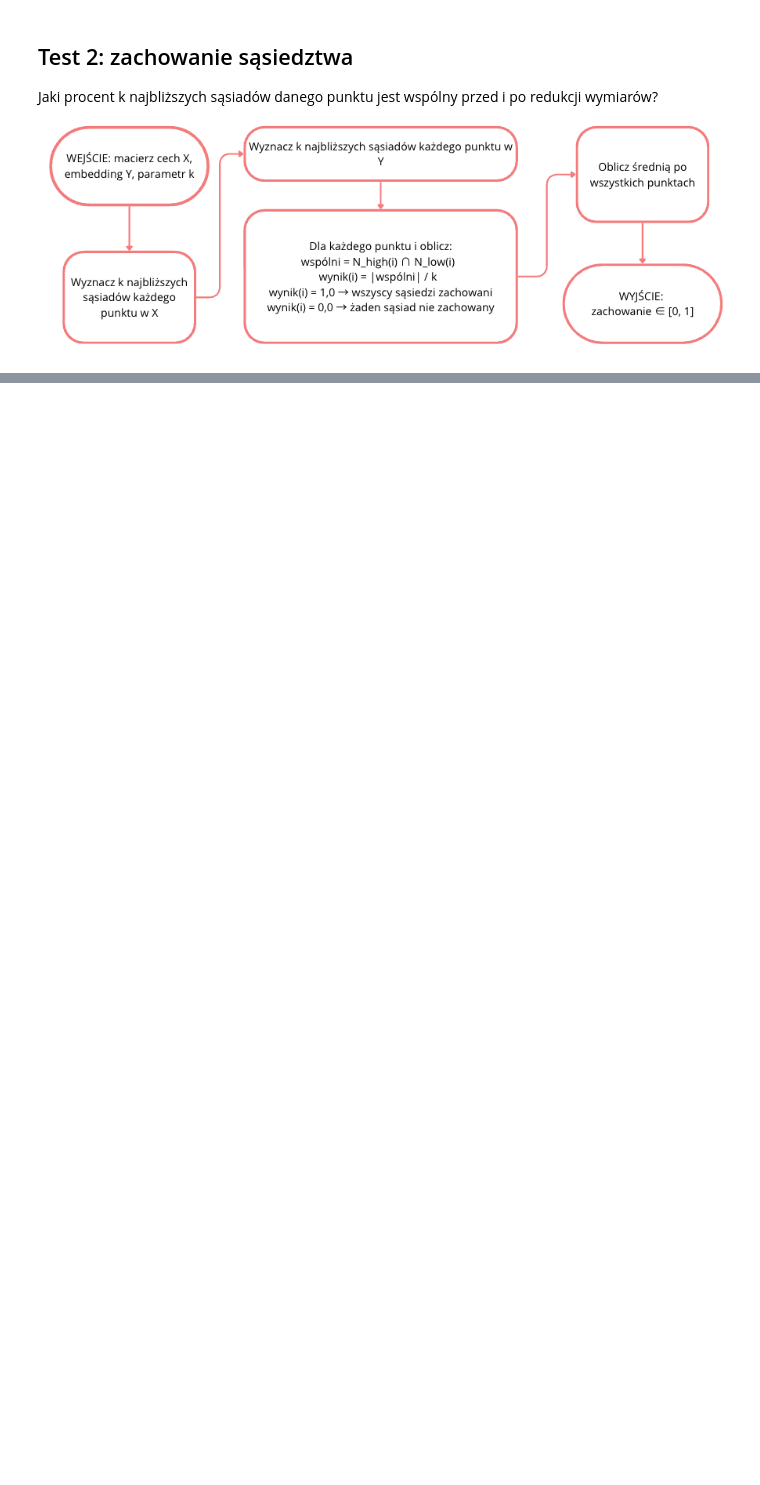
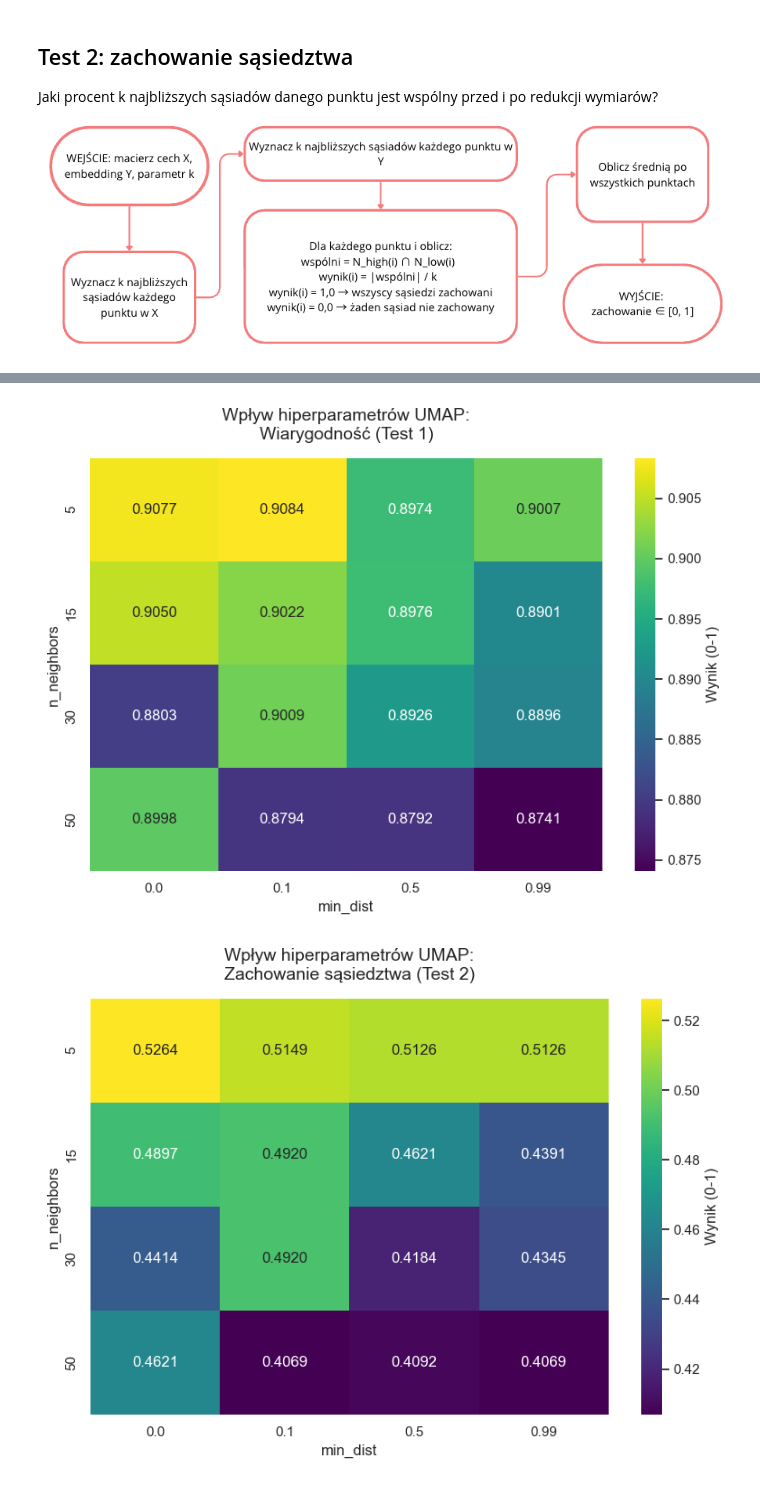
Before and after one commit to liwiaflorkiwicz/EEG_dimensiality_reduction, a Jupyter notebook: UMAP.ipynb, the cells around one changed output, grey strips where cells are left out. Drawn from its saved outputs; the diff is of its cells as text; code cells hidden in the pictures; blank space fills up the shorter version.

```diff
--- a/UMAP.ipynb
+++ b/UMAP.ipynb
@@ -113,8 +113,8 @@ from sklearn.manifold import trustworthiness
 
 def calculate_trustworthiness(X, Y, k=5):
     """
-    X: macierz cech (wysokowymiarowa, np. Twoje 512 cech)
-    Y: embedding (niskowymiarowy, np. 2 wymiary z UMAP)
+    X: macierz cech (wysokowymiarowa)
+    Y: embedding (niskowymiarowy)
     k: liczba rozpatrywanych najbliższych sąsiadów
 
     return: trustworthiness
@@ -214,0 +451,30 @@ Neighborhood Preservation supervised (k=5): 0.3195
+# %%
+# wizualizacja wyników
+import matplotlib.pyplot as plt
+import seaborn as sns
+
+sns.set(style='whitegrid', context='notebook')
+
+metryki = [
+    ('trustworthiness', 'Wiarygodność (Test 1)'),
+    ('neighborhood_preservation', 'Zachowanie sąsiedztwa (Test 2)'),
+    ('accuracy_knn', 'Separowalność klas - Accuracy (Test 3)')
+]
+
+for kolumna, tytul in metryki:
+    plt.figure(figsize=(8, 6))
+
+    df_pivot = df_wyniki.pivot(index='n_neighbors', columns='min_dist', values=kolumna)
+    sns.heatmap(df_pivot, annot=True, fmt=".4f", cmap="viridis",
+                cbar_kws={'label': 'Wynik (0-1)'})
+
+    plt.title(f'Wpływ hiperparametrów UMAP:\n{tytul}', fontsize=14, pad=15)
+    plt.xlabel('min_dist', fontsize=12)
+    plt.ylabel('n_neighbors', fontsize=12)
+
+    axes[i].invert_yaxis()
+    plt.tight_layout()
+    plt.show()
+# %% [output]
+[figure, added]
+[figure, added]
```
Also changed, not shown: parts of 14 cells of this notebook.
